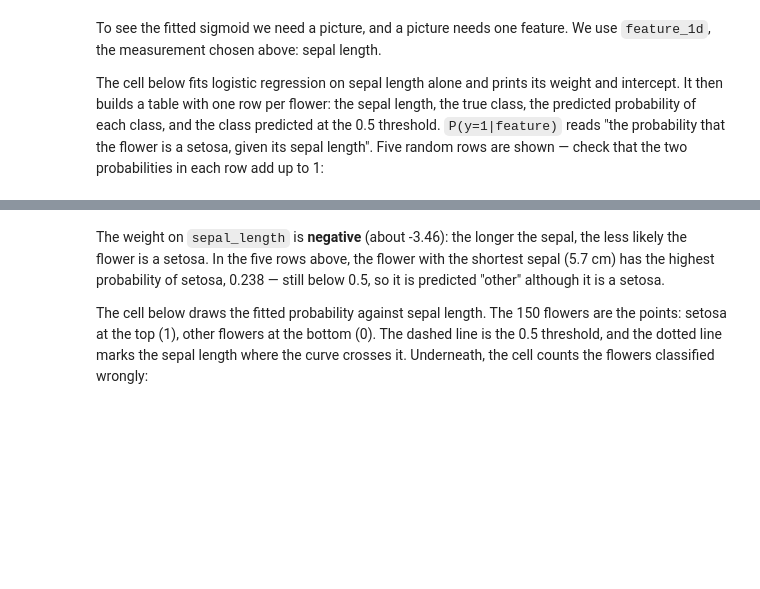
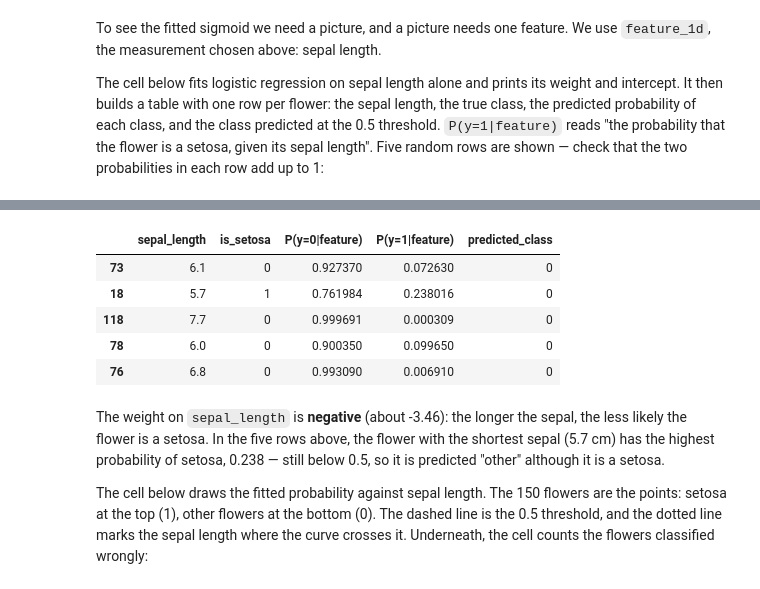
Before and after one commit to YirlenML/Artifical_intelligence, a Jupyter notebook: session_04_classification_metrics.ipynb, the cells around one changed output, grey strips where cells are left out. Cells and saved outputs as stored; diff of their text form; code cells hidden in the pictures; blank space fills up the shorter version.

```diff
--- a/session_04_classification_metrics.ipynb
+++ b/session_04_classification_metrics.ipynb
@@ -250,3 +270,6 @@ It then builds a table with one row per flower: the sepal length, the true class
 probability of each class, and the class predicted at the 0.5 threshold. `P(y=1|feature)` reads
 "the probability that the flower is a setosa, given its sepal length". Five random rows are shown —
 check that the two probabilities in each row add up to 1:
+# %%
+sepal_model = LogisticRegression()
+sepal_model.fit(iris[[feature_1d]], y_iris)
@@ -253,18 +330,17 @@ check that the two probabilities in each row add up to 1:
 # %%
-sepal_model = LogisticRegression().fit(iris[[feature_1d]], y_iris)
 
-print(f"weight on {feature_1d}: {sepal_model.coef_[0][0]:.4f}")
-print(f"intercept: {sepal_model.intercept_[0]:.4f}")
-
-sepal_model_predictions = pd.DataFrame({
-    feature_1d: iris[feature_1d],
-    "is_setosa": iris["is_setosa"],
-})
 sepal_model_predictions[["P(y=0|feature)", "P(y=1|feature)"]] = pd.DataFrame(
     sepal_model.predict_proba(iris[[feature_1d]])
 )
 sepal_model_predictions["predicted_class"] = sepal_model.predict(iris[[feature_1d]])
 sepal_model_predictions.sample(n=5, random_state=42)
+# %% [output]
+|  | sepal_length | is_setosa | P(y=0|feature) | P(y=1|feature) | predicted_class |
+| 73 | 6.1 | 0 | 0.927370 | 0.072630 | 0 |
+| 18 | 5.7 | 1 | 0.761984 | 0.238016 | 0 |
+| 118 | 7.7 | 0 | 0.999691 | 0.000309 | 0 |
+| 78 | 6.0 | 0 | 0.900350 | 0.099650 | 0 |
+| 76 | 6.8 | 0 | 0.993090 | 0.006910 | 0 |
 # %% [markdown]
 The weight on `sepal_length` is **negative** (about -3.46): the longer the sepal, the less likely the
 flower is a setosa. In the five rows above, the flower with the shortest sepal (5.7 cm) has the
```
Also changed, not shown: parts of 28 cells of this notebook.
